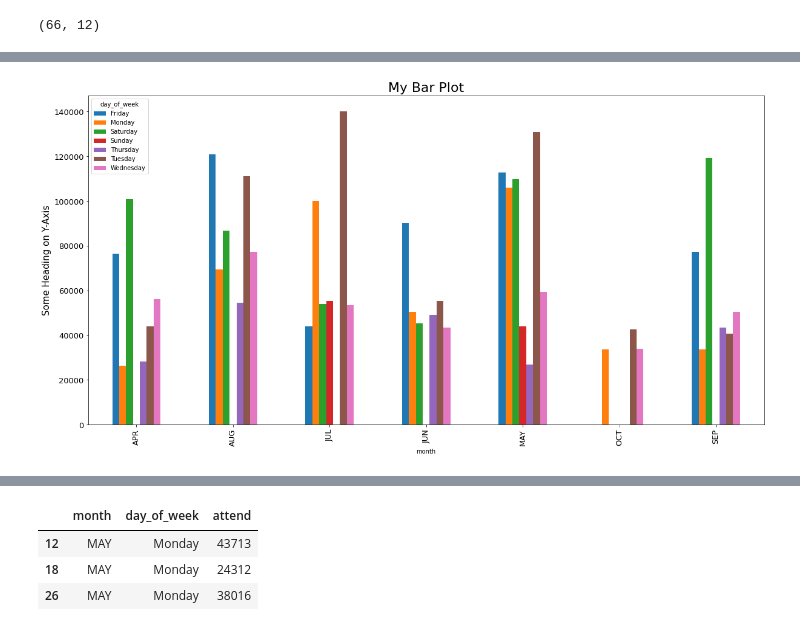
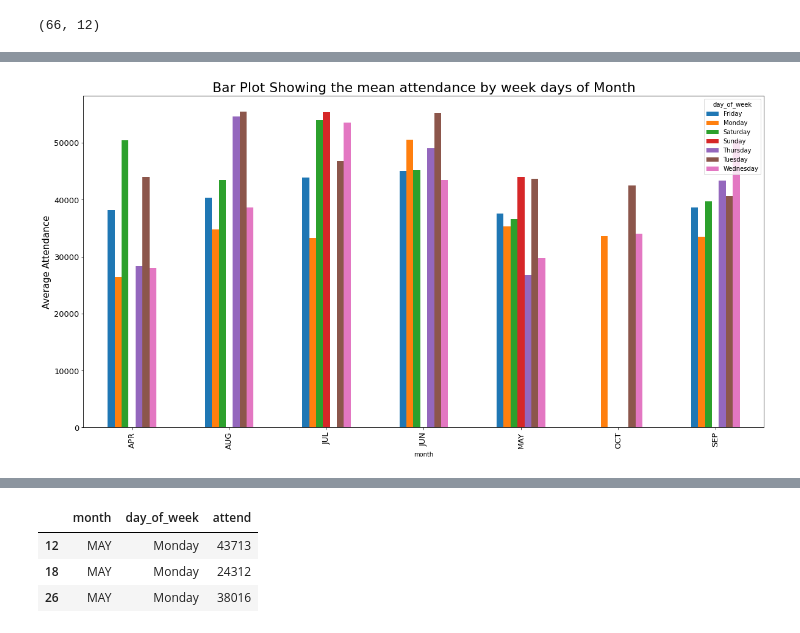
Before and after one commit to samantoz/bu_dsc, a Jupyter notebook: notebooks/DSC630/assign3.2.ipynb, the cells around one changed output, grey strips where cells are left out. Drawn from its saved outputs; the diff is of its cells as text; code cells hidden in the pictures.

```diff
--- a/notebooks/DSC630/assign3.2.ipynb
+++ b/notebooks/DSC630/assign3.2.ipynb
@@ -125,18 +169,25 @@ Name: attend, dtype: int64
 # %%
-# The below dataframe shows attendance of spectators for Mondays of May only
+# The below dataframe shows attendance of spectators for all days of the week for all the months
+# I am showing the mean attendance as all week days are not same for the month so taking the sum is not a good idea
+
+# My obseravtion on the data looks like there are no clear days that could be universally having the maximum attendance
+
+# Taking a subset of the data for visualization
 month_day = data_nite[['month','day_of_week','attend']]
 
 month_day_pivot = pd.pivot_table(
     month_day,
     values="attend",
     index = "month",
-    columns="day_of_week"
+    columns="day_of_week",
+    aggfunc = np.mean
     )
+
 
 ax = month_day_pivot.plot(kind='bar', figsize=(20,10), fontsize=13);
 ax.set_alpha(0.8)
-ax.set_title("My Bar Plot", fontsize=22)
-ax.set_ylabel("Some Heading on Y-Axis", fontsize=15);
+ax.set_title("Bar Plot Showing the mean attendance by week days of Month", fontsize=22)
+ax.set_ylabel("Average Attendance", fontsize=15);
 plt.show()
 # %% [output]
-[figure, old version]
+[figure, new version]
```
Also changed, not shown: parts of 21 cells of this notebook.
